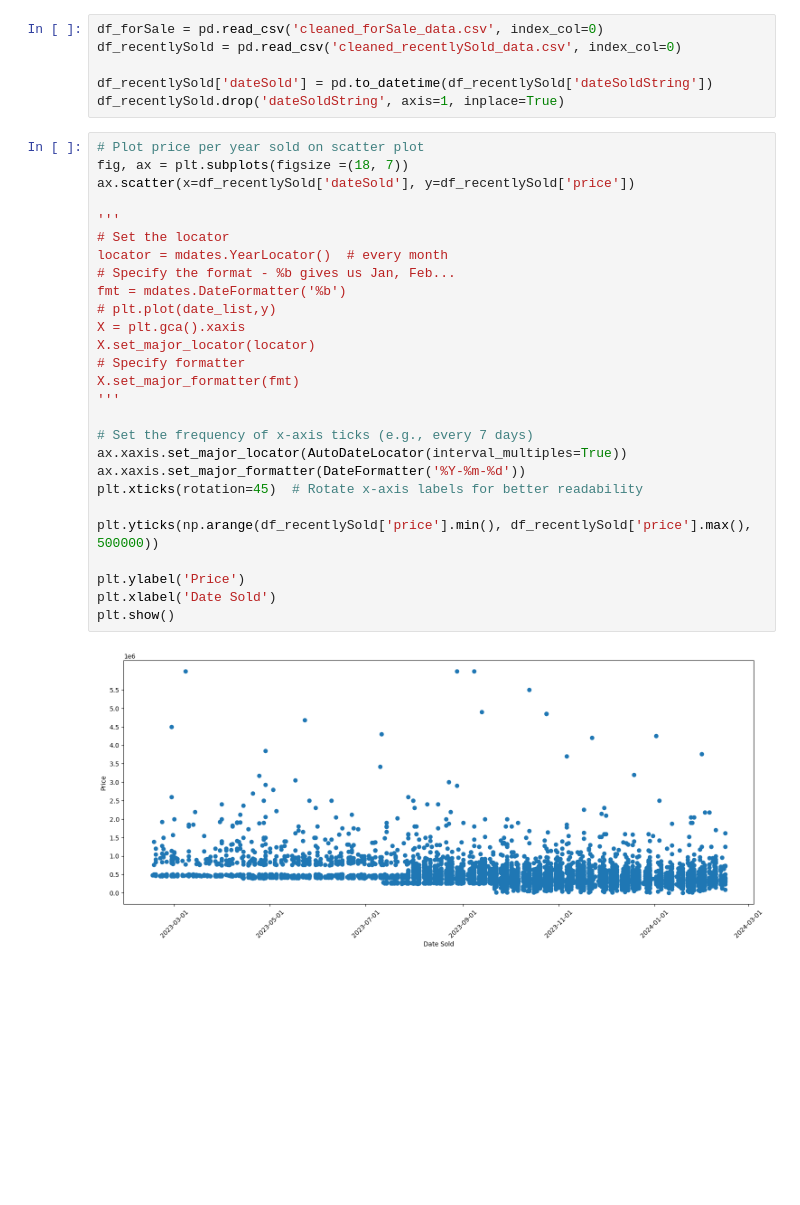
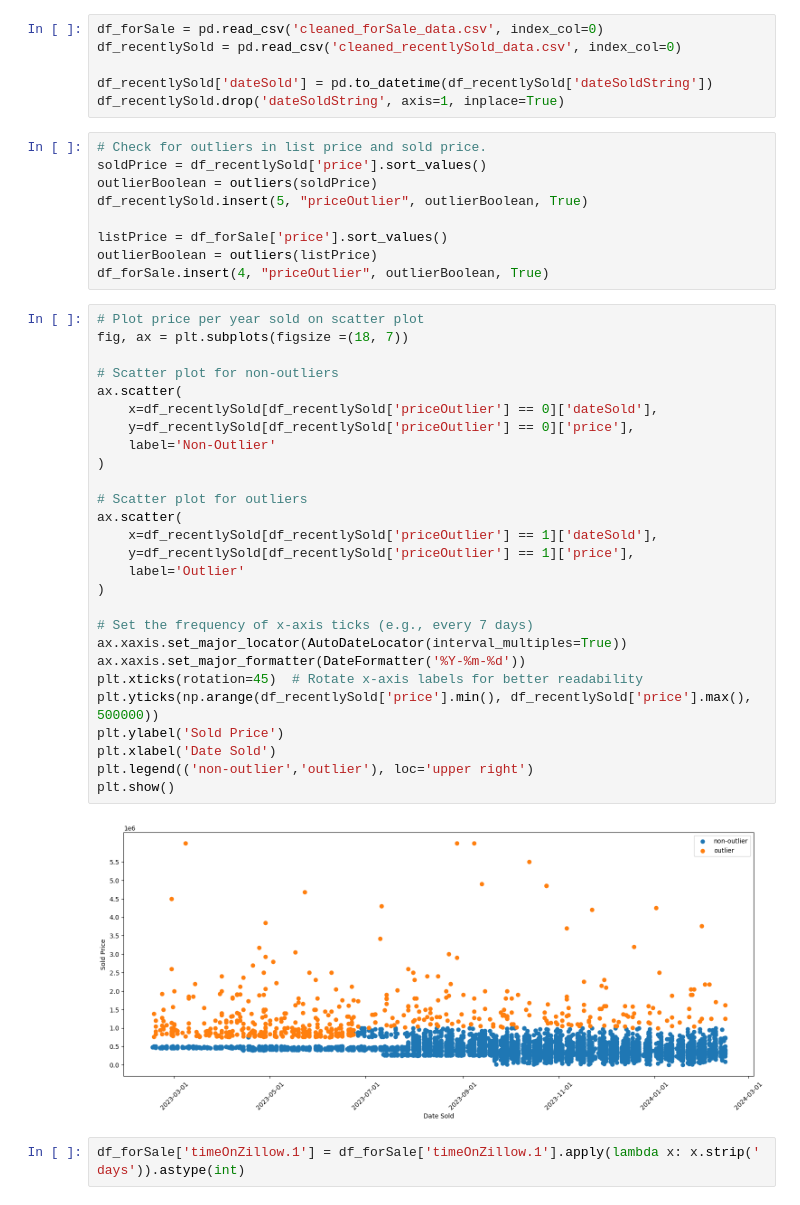
Before and after one commit to Jonathan-Tiede/RealEstate_Recommender, a Jupyter notebook: dataEDA.ipynb, the cells around one changed output. Drawn from its saved outputs; the diff is of its cells as text; blank space fills up the shorter version.

```diff
--- a/dataEDA.ipynb
+++ b/dataEDA.ipynb
@@ -24,32 +45,43 @@ df_recentlySold = pd.read_csv('cleaned_recentlySold_data.csv', index_col=0)
 
 df_recentlySold['dateSold'] = pd.to_datetime(df_recentlySold['dateSoldString'])
 df_recentlySold.drop('dateSoldString', axis=1, inplace=True)
+# %%
+# Check for outliers in list price and sold price.
+soldPrice = df_recentlySold['price'].sort_values()
+outlierBoolean = outliers(soldPrice)
+df_recentlySold.insert(5, "priceOutlier", outlierBoolean, True)
+
+listPrice = df_forSale['price'].sort_values()
+outlierBoolean = outliers(listPrice)
+df_forSale.insert(4, "priceOutlier", outlierBoolean, True)
 # %%
 # Plot price per year sold on scatter plot
 fig, ax = plt.subplots(figsize =(18, 7))
-ax.scatter(x=df_recentlySold['dateSold'], y=df_recentlySold['price'])
 
-'''
-# Set the locator
-locator = mdates.YearLocator()  # every month
-# Specify the format - %b gives us Jan, Feb...
-fmt = mdates.DateFormatter('%b')
-# plt.plot(date_list,y)
-X = plt.gca().xaxis
-X.set_major_locator(locator)
-# Specify formatter
-X.set_major_formatter(fmt)
-'''
+# Scatter plot for non-outliers
+ax.scatter(
+    x=df_recentlySold[df_recentlySold['priceOutlier'] == 0]['dateSold'],
+    y=df_recentlySold[df_recentlySold['priceOutlier'] == 0]['price'],
+    label='Non-Outlier'
+)
+
+# Scatter plot for outliers
+ax.scatter(
+    x=df_recentlySold[df_recentlySold['priceOutlier'] == 1]['dateSold'],
+    y=df_recentlySold[df_recentlySold['priceOutlier'] == 1]['price'],
+    label='Outlier'
+)
 
 # Set the frequency of x-axis ticks (e.g., every 7 days)
 ax.xaxis.set_major_locator(AutoDateLocator(interval_multiples=True))
 ax.xaxis.set_major_formatter(DateFormatter('%Y-%m-%d'))
 plt.xticks(rotation=45)  # Rotate x-axis labels for better readability
-
 plt.yticks(np.arange(df_recentlySold['price'].min(), df_recentlySold['price'].max(), 500000))
-
-plt.ylabel('Price')
+plt.ylabel('Sold Price')
 plt.xlabel('Date Sold')
+plt.legend(('non-outlier','outlier'), loc='upper right')
 plt.show()
 # %% [output]
-[figure, old version]
+[figure, new version]
+# %%
+df_forSale['timeOnZillow.1'] = df_forSale['timeOnZillow.1'].apply(lambda x: x.strip(' days')).astype(int)
```
Also changed, not shown: parts of 5 cells of this notebook, 2 other files.
